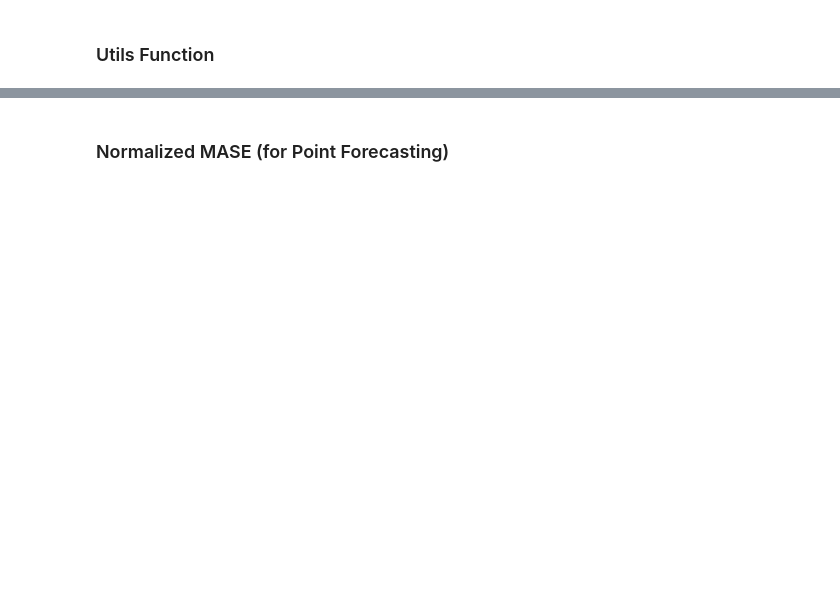
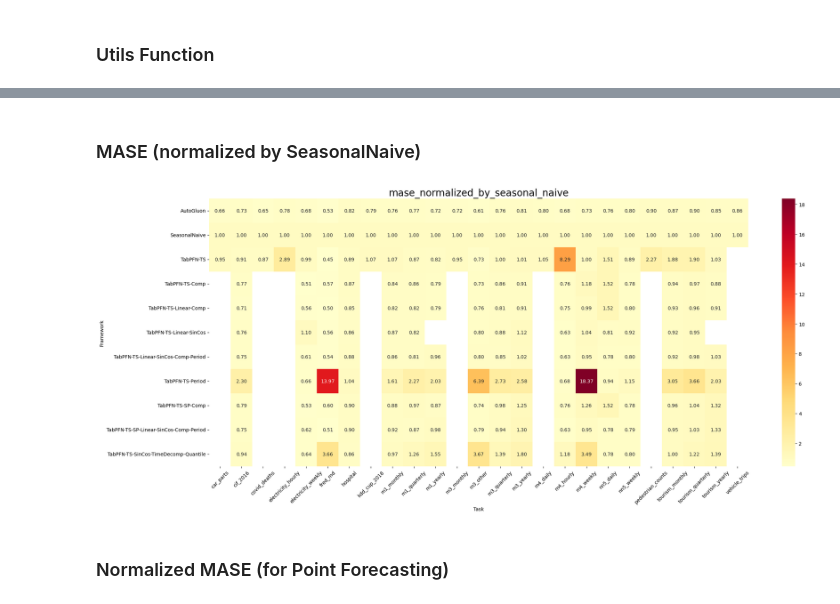
Before and after one commit to liam-sbhoo/automlbenchmark, a Jupyter notebook: master_results/plot_wandb.ipynb, the cells around one changed output, grey strips where cells are left out. Cells and saved outputs as stored; diff of their text form; code cells hidden in the pictures; blank space fills up the shorter version.

```diff
--- a/master_results/plot_wandb.ipynb
+++ b/master_results/plot_wandb.ipynb
@@ -253,0 +284,37 @@ df_all_runs.pivot(index='framework', columns='task', values='mase')
+# %%
+# Calculate normalized MASE and WQL (one entry for each task, normalized across framework)
+df_all_runs['normalized_mase'] = df_all_runs.groupby('task')['mase'].transform(min_max_scaling)
+df_all_runs['normalized_wql'] = df_all_runs.groupby('task')['wql'].transform(min_max_scaling)
+
+# Calculate MASE and WQL normalized by SeasonalNaive for each task
+seasonal_naive_mase = df_all_runs[df_all_runs['framework'] == 'SeasonalNaive'].set_index('task')['mase']
+df_all_runs['mase_normalized_by_seasonal_naive'] = df_all_runs.apply(
+    lambda row: row['mase'] / seasonal_naive_mase.loc[row['task']]
+    if row['task'] in seasonal_naive_mase.index else np.nan,
+    axis=1
+)
+seasonal_naive_wql = df_all_runs[df_all_runs['framework'] == 'SeasonalNaive'].set_index('task')['wql']
+df_all_runs['wql_normalized_by_seasonal_naive'] = df_all_runs.apply(
+    lambda row: row['wql'] / seasonal_naive_wql.loc[row['task']]
+    if row['task'] in seasonal_naive_wql.index else np.nan,
+    axis=1
+)
+
+exclude_dataset_for_eval = [
+    # huge
+    'vehicle_trips',
+    'pedestrian_counts',
+    'electricity_hourly',
+    'm4_daily',
+
+    # medium
+    'kdd_cup_2018',
+    'car_parts',
+    'm3_monthly',
+]
+
+mase_eval = df_all_runs[~df_all_runs['task'].isin(exclude_dataset_for_eval)]
+wql_eval = df_all_runs[~df_all_runs['task'].isin(exclude_dataset_for_eval)]
+
+mase_eval_pivot = mase_eval.pivot(index='framework', columns='task', values='mase_normalized_by_seasonal_naive')
+wql_eval_pivot = wql_eval.pivot(index='framework', columns='task', values='wql_normalized_by_seasonal_naive')
@@ -268,3 +329,9 @@ plot_heatmap(df_duration_pivot, "Duration", "Task", "Framework")
+# %% [markdown]
+### MASE (normalized by SeasonalNaive)
+# %%
+plot_metric_against_framework(df_all_runs, 'mase_normalized_by_seasonal_naive', annot_format=".2f")
+# %% [output]
+[figure, added]
 # %% [markdown]
 ### Normalized MASE (for Point Forecasting)
 # %%
```
Also changed, not shown: parts of 32 cells of this notebook, 12 other files.
